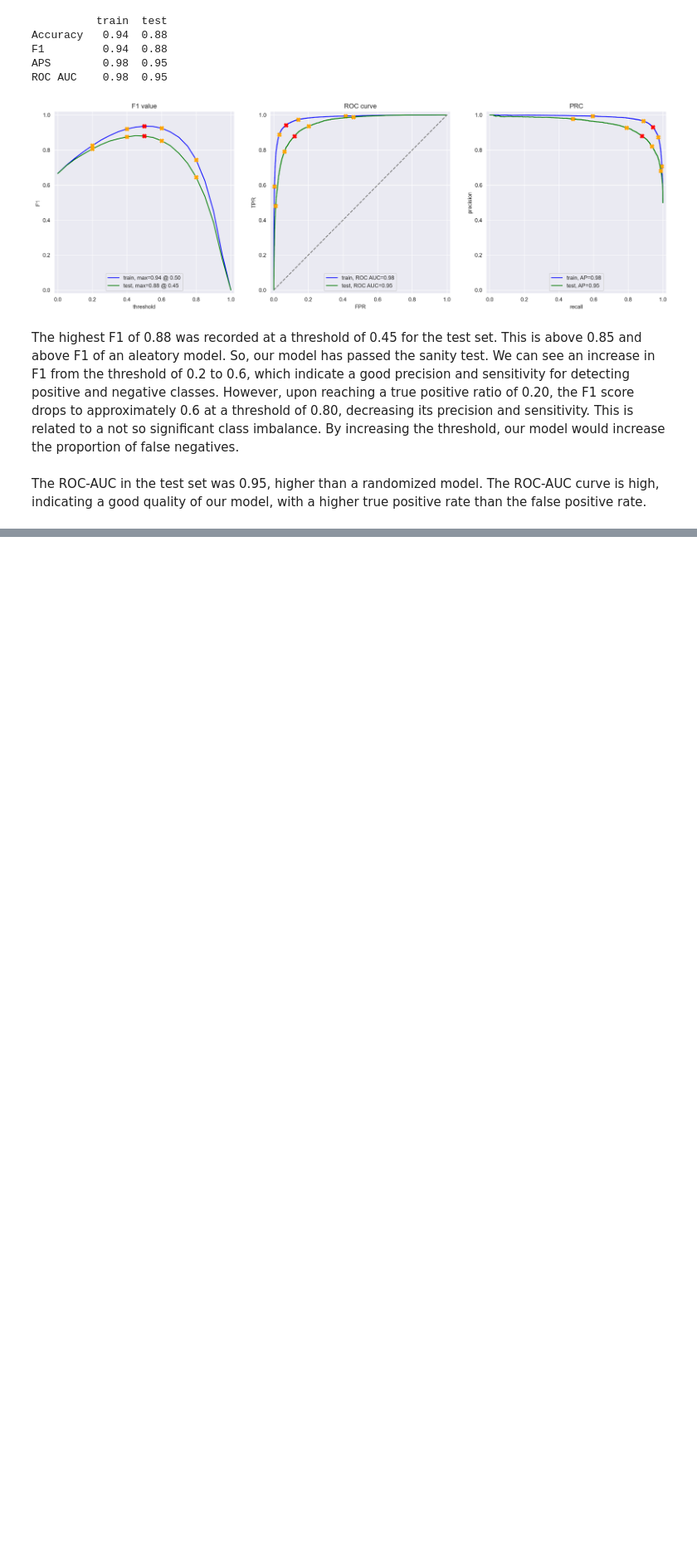
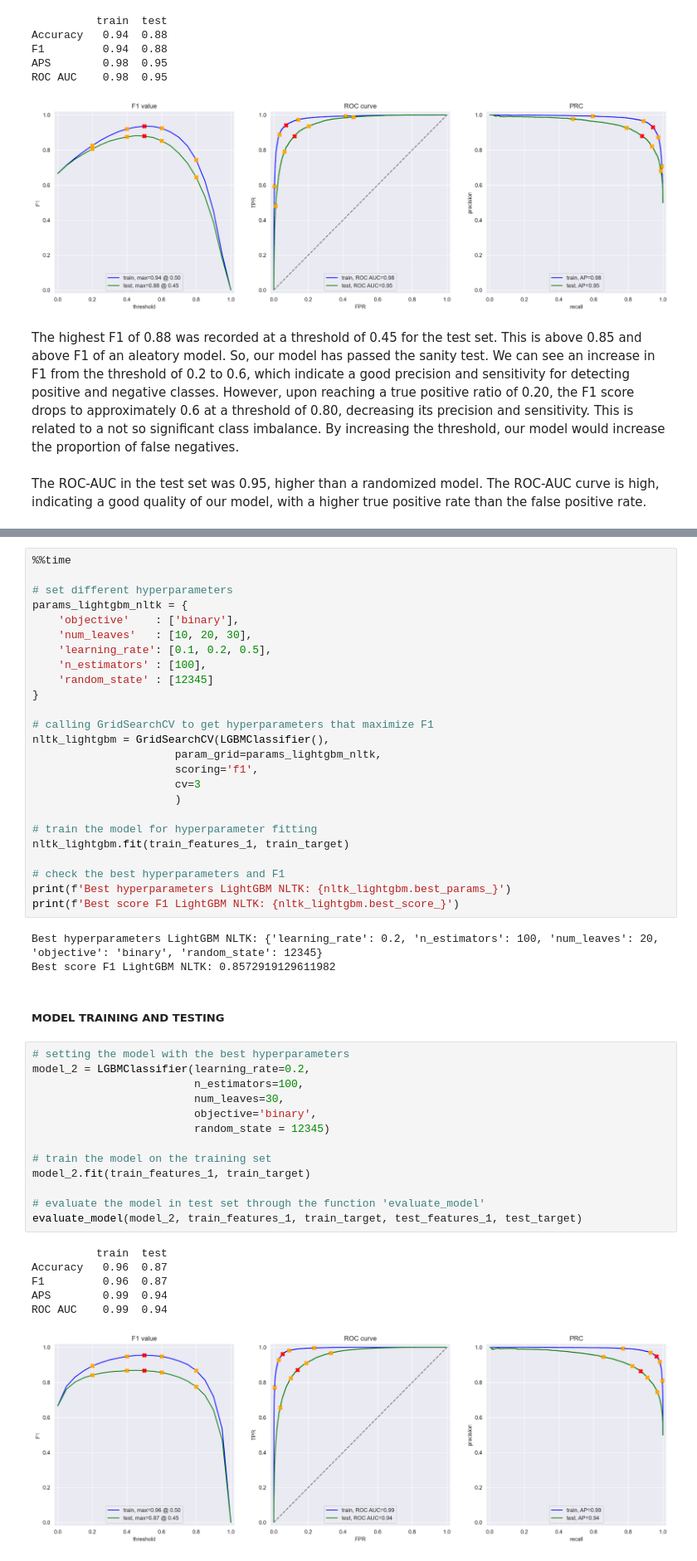
Before and after one commit to Vincent-Ambrose/Movies, a Jupyter notebook: movies.ipynb, the cells around one changed output, grey strips where cells are left out. Shown at 83% size. Drawn from its saved outputs; the diff is of its cells as text; blank space fills up the shorter version.

```diff
--- a/movies.ipynb
+++ b/movies.ipynb
@@ -698,0 +684,50 @@ The ROC-AUC in the test set was 0.95, higher than a randomized model. The ROC-AU
+# %%
+%%time
+
+# set different hyperparameters
+params_lightgbm_nltk = {
+    'objective'    : ['binary'],
+    'num_leaves'   : [10, 20, 30],
+    'learning_rate': [0.1, 0.2, 0.5],
+    'n_estimators' : [100],
+    'random_state' : [12345]
+}
+
+# calling GridSearchCV to get hyperparameters that maximize F1
+nltk_lightgbm = GridSearchCV(LGBMClassifier(),
+                      param_grid=params_lightgbm_nltk,
+                      scoring='f1',
+                      cv=3
+                      )
+
+# train the model for hyperparameter fitting
+nltk_lightgbm.fit(train_features_1, train_target)
+
+# check the best hyperparameters and F1
+print(f'Best hyperparameters LightGBM NLTK: {nltk_lightgbm.best_params_}')
+print(f'Best score F1 LightGBM NLTK: {nltk_lightgbm.best_score_}')
+# %% [output]
+Best hyperparameters LightGBM NLTK: {'learning_rate': 0.2, 'n_estimators': 100, 'num_leaves': 20, 'objective': 'binary', 'random_state': 12345}
+Best score F1 LightGBM NLTK: 0.8572919129611982
+# %% [markdown]
+##### MODEL TRAINING AND TESTING
+# %%
+# setting the model with the best hyperparameters
+model_2 = LGBMClassifier(learning_rate=0.2,
+                         n_estimators=100,
+                         num_leaves=30,
+                         objective='binary',
+                         random_state = 12345)
+
+# train the model on the training set
+model_2.fit(train_features_1, train_target)
+
+# evaluate the model in test set through the function 'evaluate_model'
+evaluate_model(model_2, train_features_1, train_target, test_features_1, test_target)
+# %% [output]
+          train  test
+Accuracy   0.96  0.87
+F1         0.96  0.87
+APS        0.99  0.94
+ROC AUC    0.99  0.94
+[figure, added]
```
Also changed, not shown: parts of 19 cells of this notebook.
